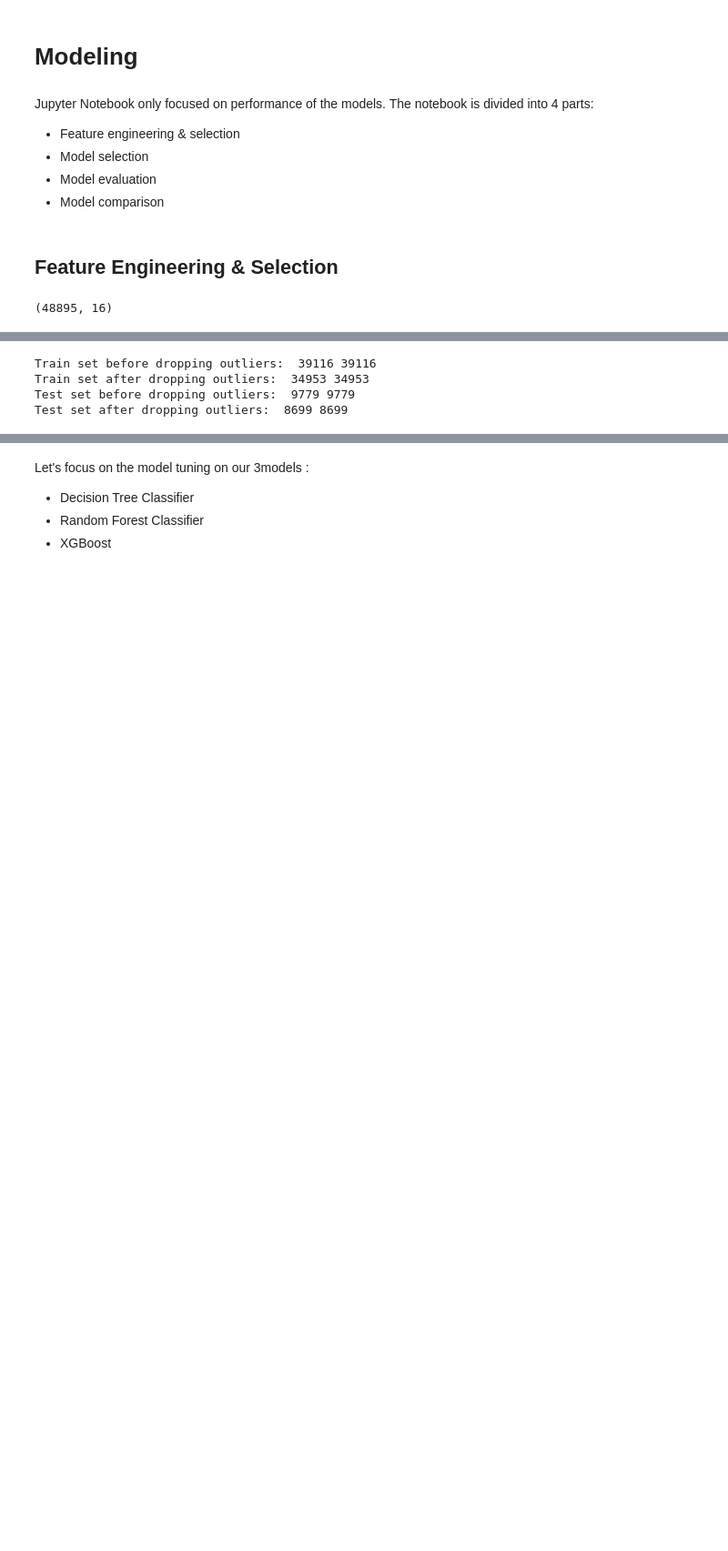
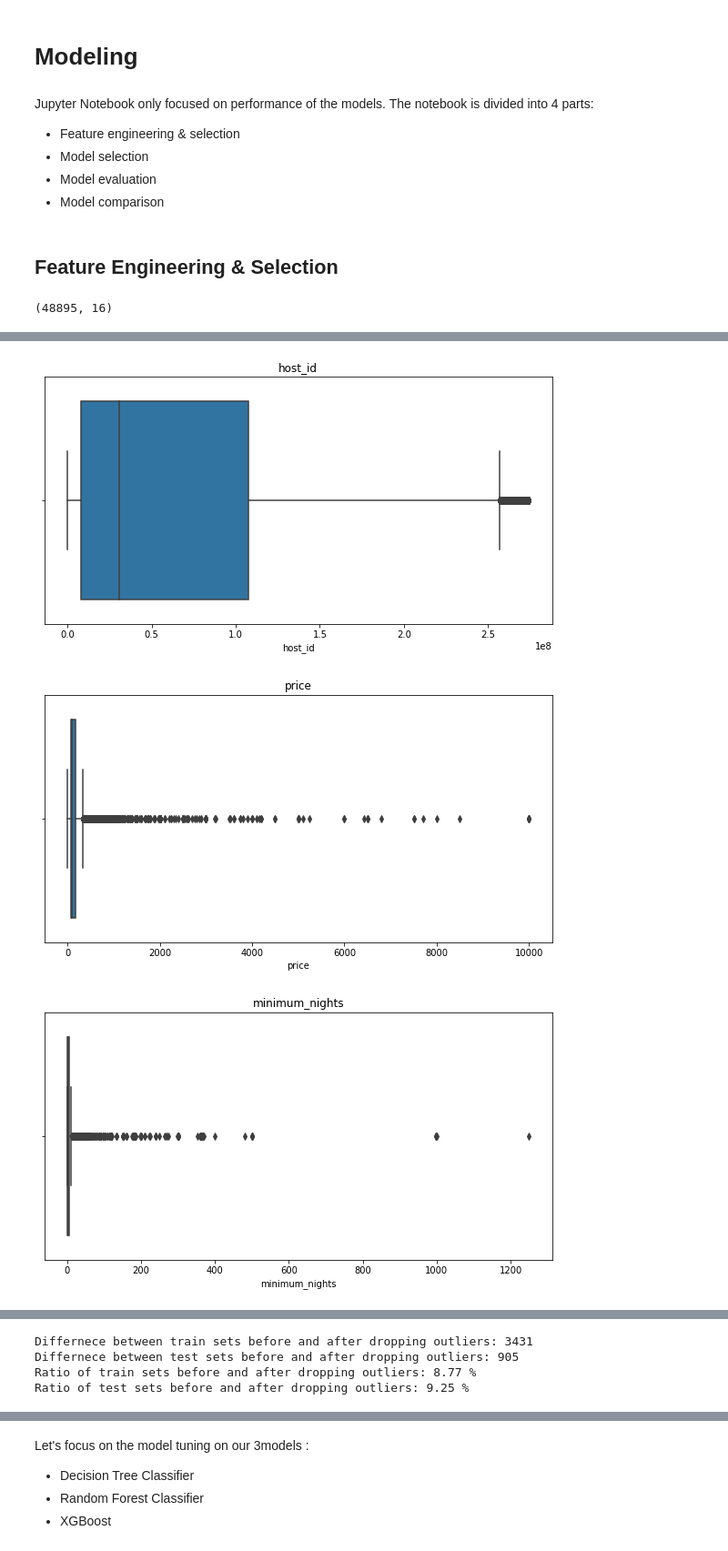
Before and after one commit to albnsft/EL, a Jupyter notebook: modeling.ipynb, the cells around one changed output, grey strips where cells are left out. Shown at 91% size. Cells and saved outputs as stored; diff of their text form; code cells hidden in the pictures; blank space fills up the shorter version.

```diff
--- a/modeling.ipynb
+++ b/modeling.ipynb
@@ -53,0 +79,41 @@ df.head()
+# %%
+# print boxplot for each column to check for outliers
+
+def boxplot(df):
+    '''
+    Plot boxplot for each column
+
+    Parameters
+    ----------
+    df : pandas.DataFrame
+        Dataframe to plot
+
+    Returns
+    -------
+    plot of boxplot for each column
+
+    '''
+    #get all numeric columns:
+    num_cols = df.select_dtypes(include=np.number).columns
+    #get all categorical columns:
+    cat_cols = df.select_dtypes(include='object').columns
+
+    #plot boxplot for each numeric column
+    for col in num_cols:
+        plt.figure(figsize=(10,5))
+        sns.boxplot(df[col])
+        plt.title(col)
+        plt.show()
+
+    #plot boxplot for each categorical column
+    for col in cat_cols:
+        plt.figure(figsize=(10,5))
+        sns.boxplot(x= df[col], y= df['price'])
+        plt.title(col)
+        plt.show()
+# %%
+boxplot(df)
+# %% [output]
+[figure, added]
+[figure, added]
+[figure, added]
@@ -170,10 +260,10 @@ def feature_engineering(df, outliers:bool = False,outliers_method:str =None, sca
 
     return X_train, X_test, y_train, y_test, cols
 # %%
-X_train, X_test, y_train, y_test, colname = feature_engineering(df, scaling=True, scaling_method='standard', outliers=True, outliers_method='zscore')
+X_train, X_test, y_train, y_test, colname = feature_engineering(df, outliers=True, outliers_method='zscore', scaling=True, scaling_method='standard')
 # %% [output]
-Train set before dropping outliers:  39116 39116
-Train set after dropping outliers:  34953 34953
-Test set before dropping outliers:  9779 9779
-Test set after dropping outliers:  8699 8699
+Differnece between train sets before and after dropping outliers: 3431
+Differnece between test sets before and after dropping outliers: 905
+Ratio of train sets before and after dropping outliers: 8.77 %
+Ratio of test sets before and after dropping outliers: 9.25 %
 # %%
```
Also changed, not shown: parts of 18 cells of this notebook, 4 other files.
